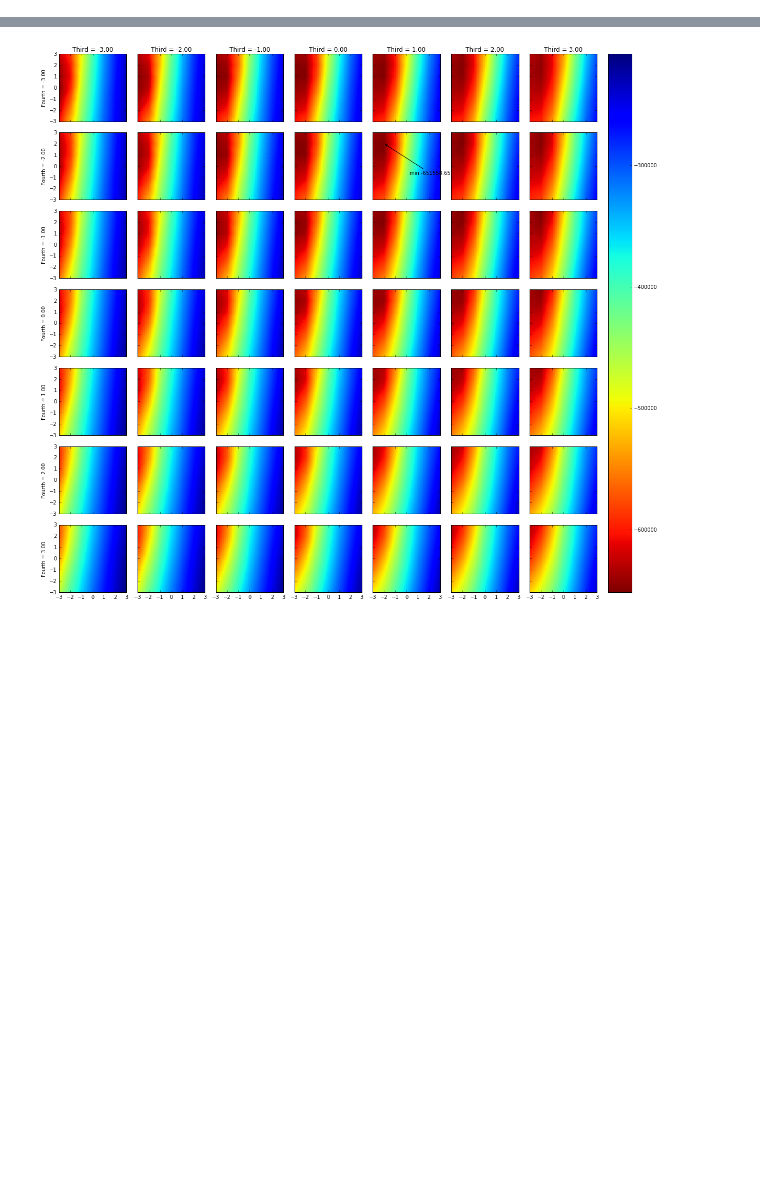
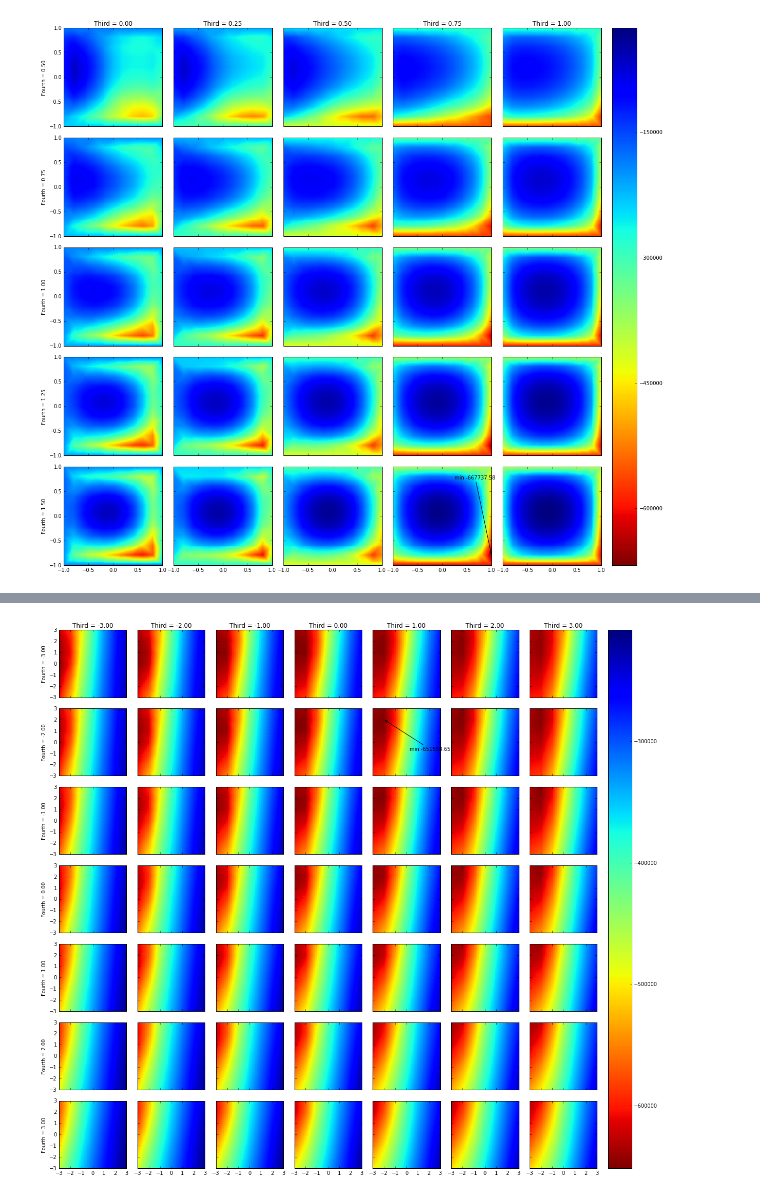
Before and after one commit to definability/mfm, a Jupyter notebook: notebooks/topology.ipynb, the cells around one changed output, grey strips where cells are left out. Cells and saved outputs as stored; diff of their text form; code cells hidden in the pictures; blank space fills up the shorter version.

```diff
--- a/notebooks/topology.ipynb
+++ b/notebooks/topology.ipynb
@@ -148 +140,5 @@ def process_file(filename):
+# %%
+process_file('light_scale_sasha.npy', names=('Light x', 'Light y', 'Light alpha', 'Scale z'), drop_columns=(2, 3))
+# %% [output]
+[figure, added]
 # %%
```
Also changed, not shown: parts of 13 cells of this notebook.
